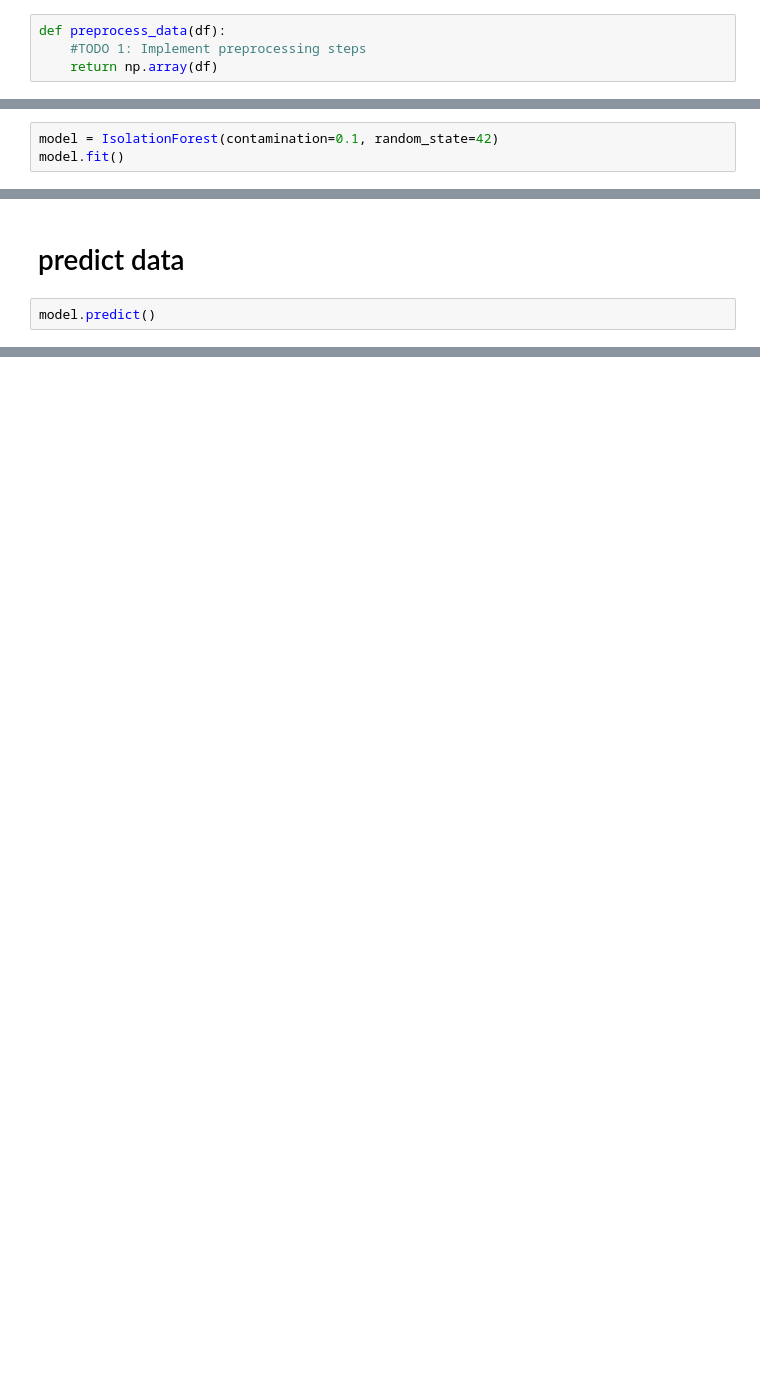
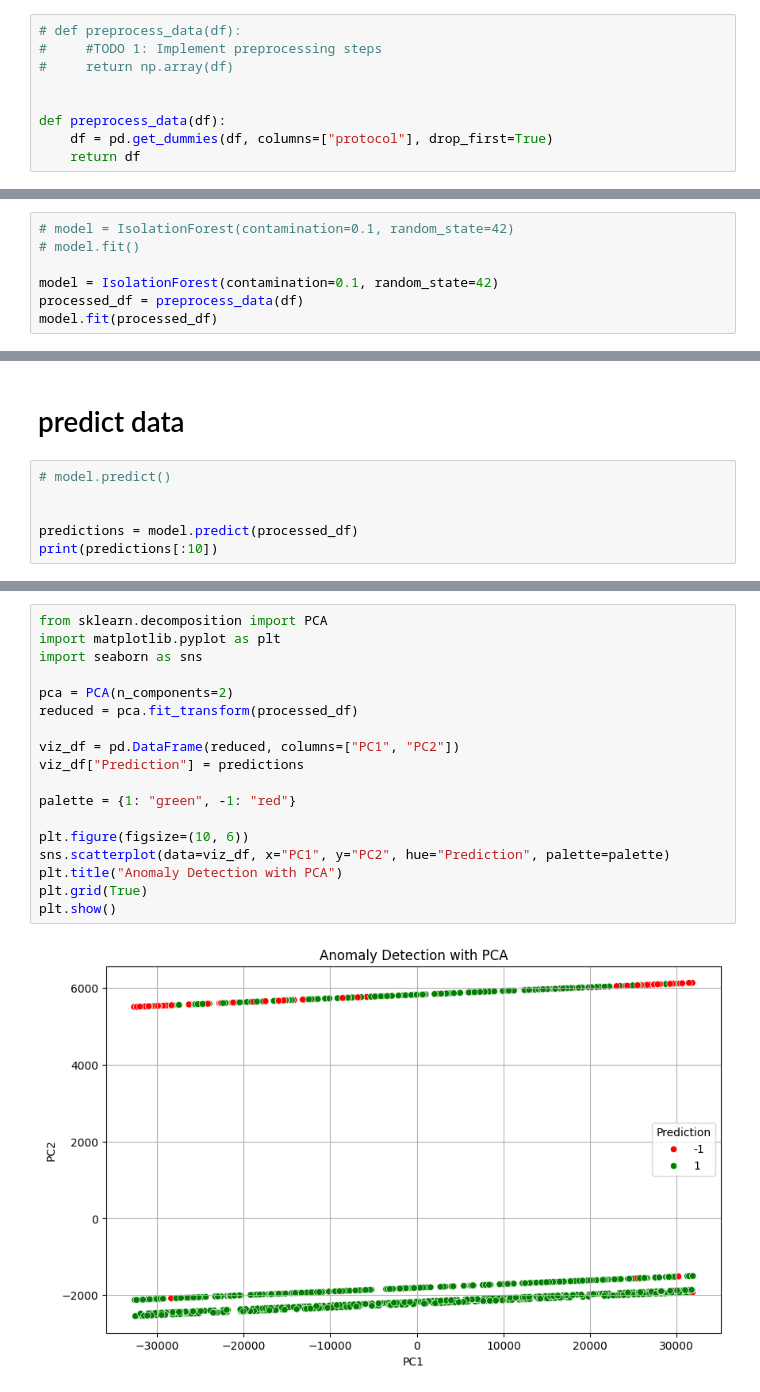
Before and after one commit to 2002fa/ESP32-CAM-Video-Telegram, a Jupyter notebook: src/train_model.ipynb, the cells around one changed output, grey strips where cells are left out. Cells and saved outputs as stored; diff of their text form; blank space fills up the shorter version.

```diff
--- a/src/train_model.ipynb
+++ b/src/train_model.ipynb
@@ -78,9 +101,14 @@ We handle this with **one-hot encoding**, using `pd.get_dummies`.
 
 > ✅ This preprocessing is essential to avoid errors during training and ensure the model can learn from categorical variables.
 # %%
+# def preprocess_data(df):
+#     #TODO 1: Implement preprocessing steps
+#     return np.array(df)
+
+
 def preprocess_data(df):
-    #TODO 1: Implement preprocessing steps
-    return np.array(df)
+    df = pd.get_dummies(df, columns=["protocol"], drop_first=True)
+    return df
 # %% [markdown]
 ### 🤖 Train Isolation Forest
 
@@ -92,5 +120,9 @@ The `IsolationForest` algorithm is an unsupervised model used to detect anomalie
 
 The model is trained on the preprocessed numerical dataset.
 # %%
+# model = IsolationForest(contamination=0.1, random_state=42)
+# model.fit()
+
 model = IsolationForest(contamination=0.1, random_state=42)
-model.fit()
+processed_df = preprocess_data(df)
+model.fit(processed_df)
@@ -103,4 +139,8 @@ joblib.dump(model, "anomaly_model.joblib")
 # %% [markdown]
 # predict data
 # %%
-model.predict()
+# model.predict()
+
+
+predictions = model.predict(processed_df)
+print(predictions[:10])
@@ -106,0 +149,20 @@ model.predict()
+# %%
+from sklearn.decomposition import PCA
+import matplotlib.pyplot as plt
+import seaborn as sns
+
+pca = PCA(n_components=2)
+reduced = pca.fit_transform(processed_df)
+
+viz_df = pd.DataFrame(reduced, columns=["PC1", "PC2"])
+viz_df["Prediction"] = predictions
+
+palette = {1: "green", -1: "red"}
+
+plt.figure(figsize=(10, 6))
+sns.scatterplot(data=viz_df, x="PC1", y="PC2", hue="Prediction", palette=palette)
+plt.title("Anomaly Detection with PCA")
+plt.grid(True)
+plt.show()
+# %% [output]
+[figure, added]
```
Also changed, not shown: parts of 10 cells of this notebook.
